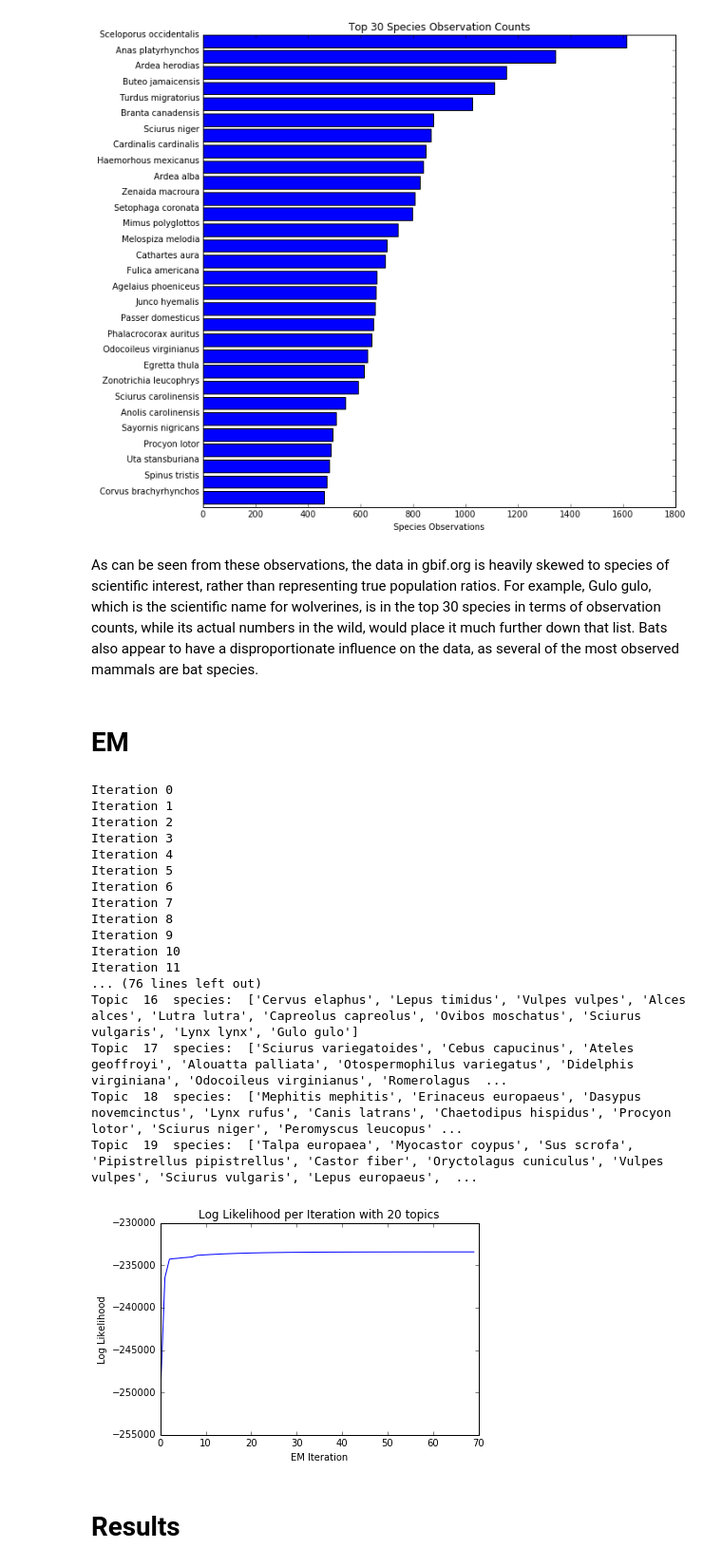
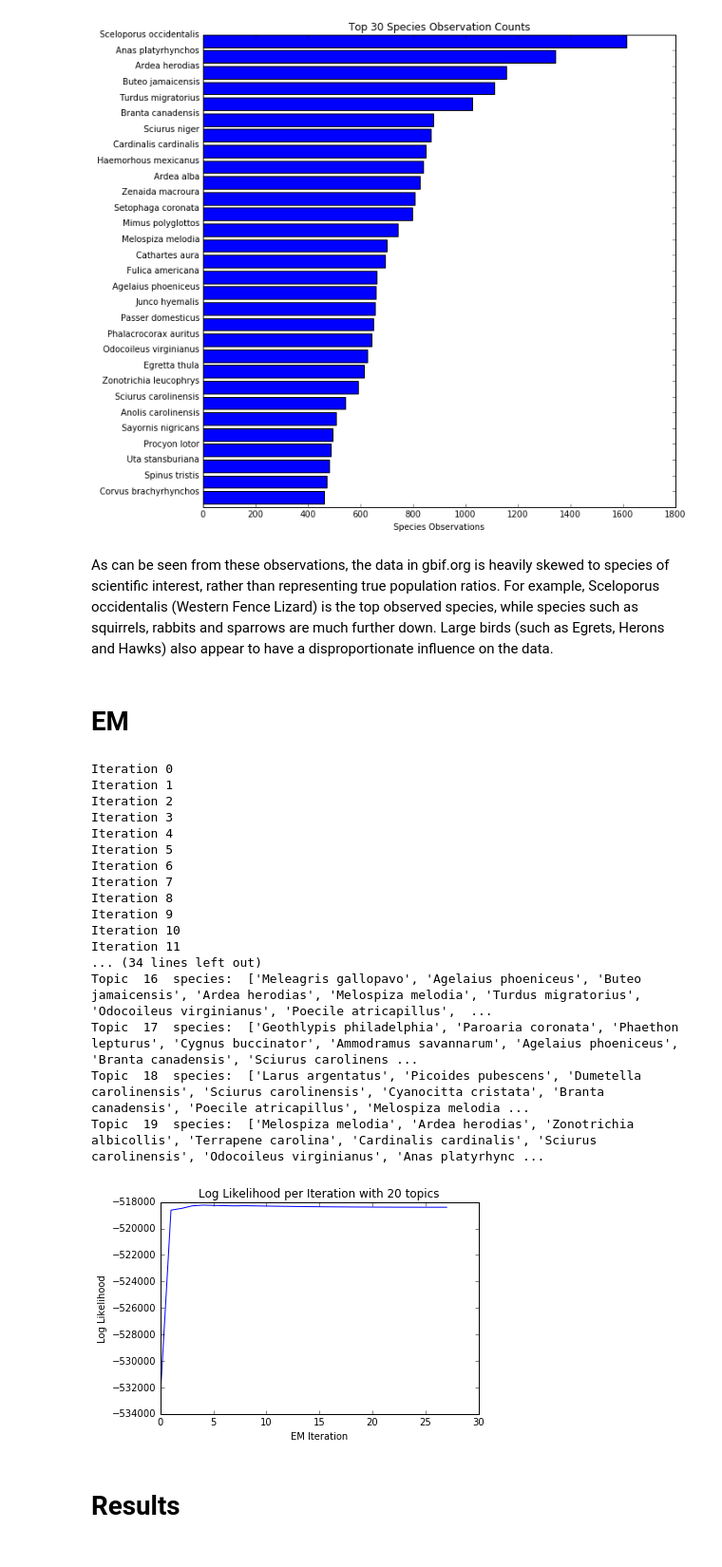
Before and after one commit to averyfaller/AM207Project, a Jupyter notebook: EM.ipynb, the cells around one changed output. Shown at 95% size. Cells and saved outputs as stored; diff of their text form; code cells hidden in the pictures.

```diff
--- a/EM.ipynb
+++ b/EM.ipynb
@@ -63,8 +63,8 @@ for i, s in enumerate(species_array):
 # %%
 # Create the 10.0 x 10.0 lat-long grid squares
 # Changing the size of the lat-long grid squares will have a large effect on the results
-lats = np.arange(-90, 100, 3)
-longs = np.arange(-180, 190, 3)
+lats = np.arange(-90, 91, 3)
+longs = np.arange(-180, 181, 3)
 # %%
 # Generate the grid
 grids = list(itertools.product(lats, longs))
@@ -128,7 +128,7 @@ plt.show()
 # %% [output]
 [figure]
 # %% [markdown]
-As can be seen from these observations, the data in gbif.org is heavily skewed to species of scientific interest, rather than representing true population ratios.  For example, Gulo gulo, which is the scientific name for wolverines, is in the top 30 species in terms of observation counts, while its actual numbers in the wild, would place it much further down that list.  Bats also appear to have a disproportionate influence on the data, as several of the most observed mammals are bat species.
+As can be seen from these observations, the data in gbif.org is heavily skewed to species of scientific interest, rather than representing true population ratios.  For example, Sceloporus occidentalis (Western Fence Lizard) is the top observed species, while species such as squirrels, rabbits and sparrows are much further down.  Large birds (such as Egrets, Herons and Hawks) also appear to have a disproportionate influence on the data.
 # %%
 # Convert the grid species count dictionary to an array of arrays
 
@@ -154,13 +154,14 @@ class LDA(object):
         self.num_species = len(species_lookup_dict)
 
         counts = np.reshape(data[:,2], len(data)).tolist()[0]
-        doc_ids = np.reshape(data[:,0], len(data)).tolist()[0]
+        grid_ids = np.reshape(data[:,0], len(data)).tolist()[0]
         species_ids = np.reshape(data[:,1], len(data)).tolist()[0]
 
-        # Setup the word count matrix to keep track of which words appeared in a particular document
-        W = csr_matrix((counts,(doc_ids, species_ids)),shape=(num_grids, self.num_species))
+        # Setup the species count matrix to keep track of which species have appeared
+        # in a particular lat-long grid square
+        W = csr_matrix((counts,(grid_ids, species_ids)),shape=(num_grids, self.num_species))
 
-        # Store the total number of observations in each grid square
+        # Store the total number of observations in each lat-long grid square
         N = csr_matrix.sum(W, axis=1).reshape([num_grids,1])
 
         self.W = W
@@ -202,7 +203,6 @@ class LDA(object):
             ll = np.multiply(Q, np.add(np.log(theta.T+self.smoothing), self.W.dot(np.log(beta.T+self.smoothing))).T)
             ll = np.sum(ll)
             self.lls.append(ll)
-            #print "Log Likelihood", ll
             self.Q = Q
             self.beta = beta
             self.theta = theta
@@ -213,7 +213,7 @@ class LDA(object):
                     break
 
         # Print the topics for this iteration
-        self.print_topics(10, beta, theta)
+        self.print_topics(10, beta)
 
         self.plot_ll()
 
@@ -239,7 +239,7 @@ class LDA(object):
         return beta, theta
 
     # This should print the top species per topic
-    def print_topics(self, num_species, beta, theta):
+    def print_topics(self, num_species, beta):
         print "Top Species Per Topic"
         for k in range(self.num_topics):
             a = np.array(beta[k])[0]
@@ -249,6 +249,21 @@ class LDA(object):
                 species.append(self.species_lookup_dict[an_ind])
             print "Topic ", k, " species: ", species
 
+    def get_top_species_in_topic(self, num_species, species_name):
+
+        species_id = species_dictionary[species_name]
+
+        # For this species, find the topic with the highest probability
+        # of this species occuring
+        topic_id = np.argmax(self.beta[:,species_id])
+
+        a = np.array(self.beta[topic_id])[0]
+        ind = np.argsort(a)[-num_species:]
+        species = []
+        for an_ind in ind:
+            species.append(self.species_lookup_dict[an_ind])
+        return species
+
     def plot_ll(self):
         plt.plot(range(len(self.lls)), self.lls)
         plt.title("Log Likelihood per Iteration with %d topics" % self.num_topics)
@@ -257,25 +272,25 @@ class LDA(object):
         #plt.savefig('ll_%d_topics.png' % self.num_topics)
         plt.show()
 # %%
-LDAClassifier = LDA(species_lookup_dict=species_lookup_dict, data=np.matrix(grid_species_counts), num_topics=20)
+EMClassifier = LDA(species_lookup_dict=species_lookup_dict, data=np.matrix(grid_species_counts), num_topics=20)
 # %% [output]
 Iteration 0
 Iteration 1
 Iteration 2
 Iteration 3
 Iteration 4
 Iteration 5
 Iteration 6
 Iteration 7
 Iteration 8
 Iteration 9
 Iteration 10
 Iteration 11
-... (76 lines left out)
-Topic  16  species:  ['Cervus elaphus', 'Lepus timidus', 'Vulpes vulpes', 'Alces alces', 'Lutra lutra', 'Capreolus capreolus', 'Ovibos moschatus', 'Sciurus vulgaris', 'Lynx lynx', 'Gulo gulo']
-Topic  17  species:  ['Sciurus variegatoides', 'Cebus capucinus', 'Ateles geoffroyi', 'Alouatta palliata', 'Otospermophilus variegatus', 'Didelphis virginiana', 'Odocoileus virginianus', 'Romerolagus  ...
-Topic  18  species:  ['Mephitis mephitis', 'Erinaceus europaeus', 'Dasypus novemcinctus', 'Lynx rufus', 'Canis latrans', 'Chaetodipus hispidus', 'Procyon lotor', 'Sciurus niger', 'Peromyscus leucopus' ...
-Topic  19  species:  ['Talpa europaea', 'Myocastor coypus', 'Sus scrofa', 'Pipistrellus pipistrellus', 'Castor fiber', 'Oryctolagus cuniculus', 'Vulpes vulpes', 'Sciurus vulgaris', 'Lepus europaeus',  ...
+... (34 lines left out)
+Topic  16  species:  ['Meleagris gallopavo', 'Agelaius phoeniceus', 'Buteo jamaicensis', 'Ardea herodias', 'Melospiza melodia', 'Turdus migratorius', 'Odocoileus virginianus', 'Poecile atricapillus',  ...
+Topic  17  species:  ['Geothlypis philadelphia', 'Paroaria coronata', 'Phaethon lepturus', 'Cygnus buccinator', 'Ammodramus savannarum', 'Agelaius phoeniceus', 'Branta canadensis', 'Sciurus carolinens ...
+Topic  18  species:  ['Larus argentatus', 'Picoides pubescens', 'Dumetella carolinensis', 'Sciurus carolinensis', 'Cyanocitta cristata', 'Branta canadensis', 'Poecile atricapillus', 'Melospiza melodia ...
+Topic  19  species:  ['Melospiza melodia', 'Ardea herodias', 'Zonotrichia albicollis', 'Terrapene carolina', 'Cardinalis cardinalis', 'Sciurus carolinensis', 'Odocoileus virginianus', 'Anas platyrhync ...
-[figure, old version]
+[figure, new version]
 # %% [markdown]
 # Results
```
Also changed, not shown: parts of 3 cells of this notebook.
